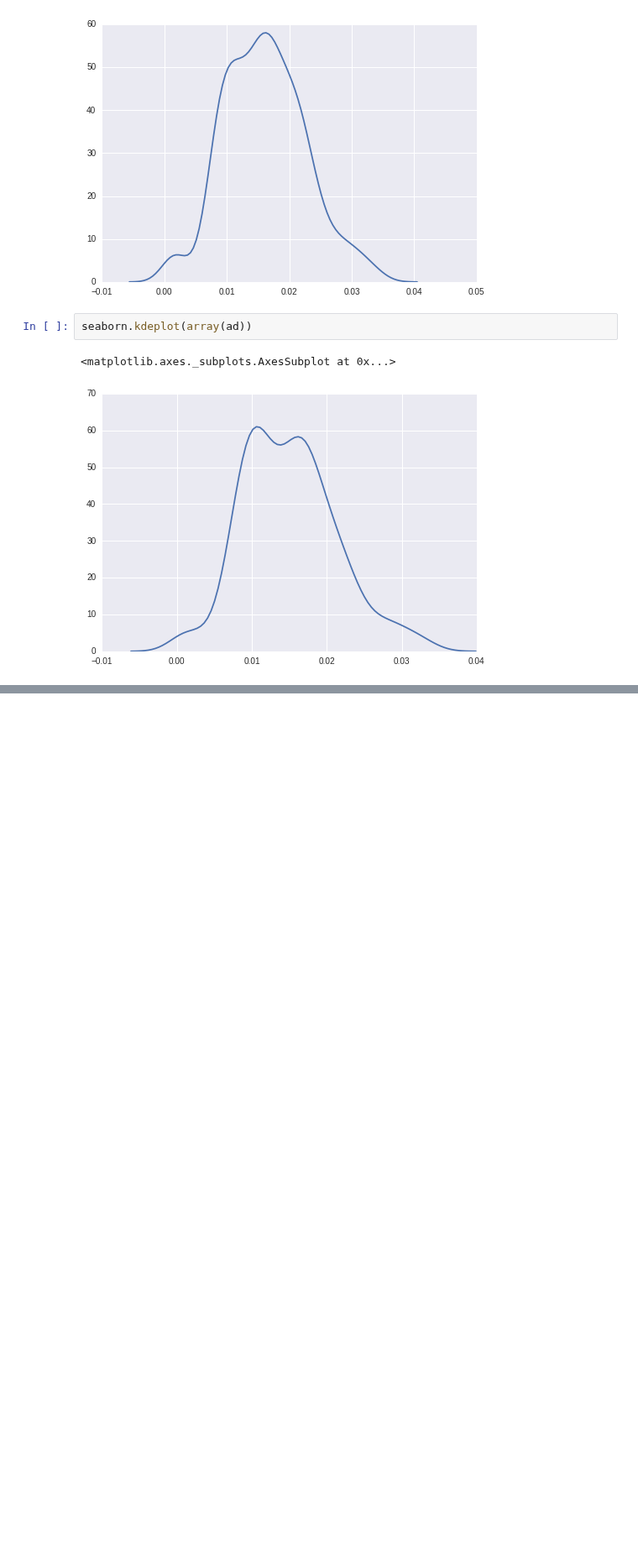
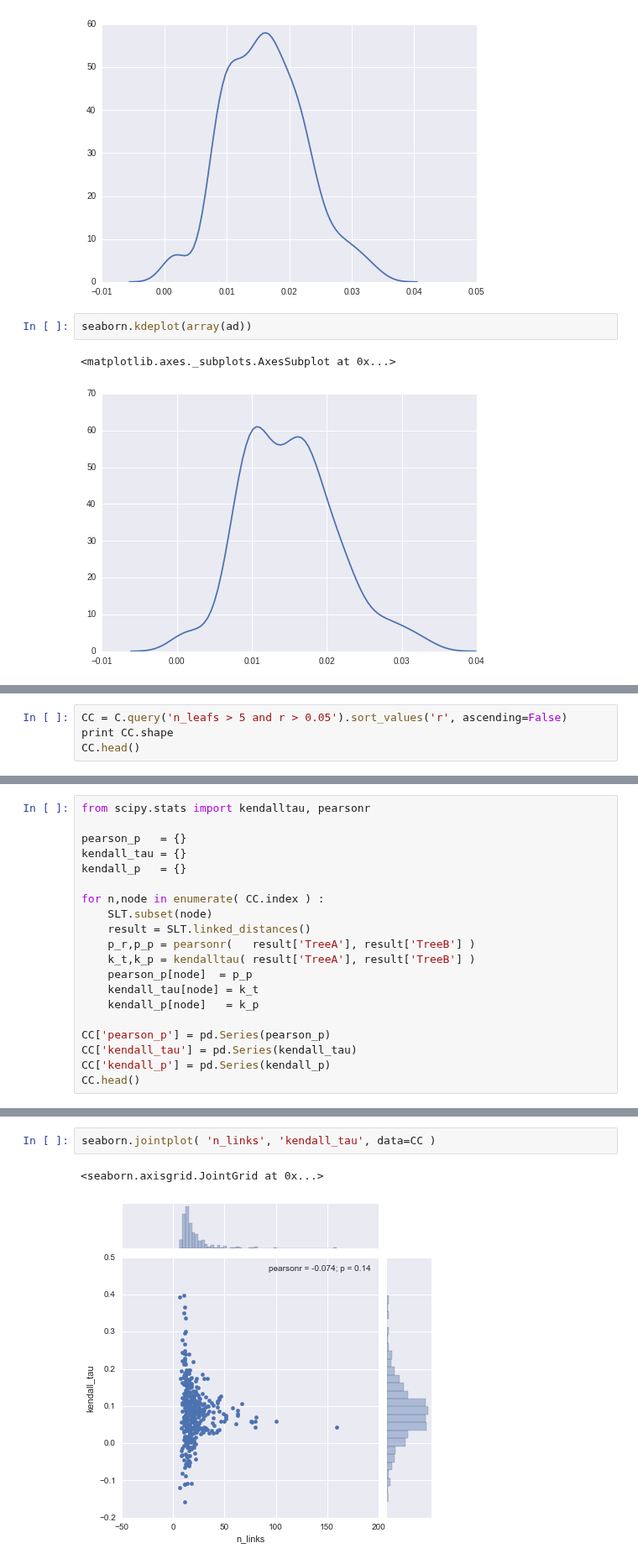
Before and after one commit to ryneches/SuchTree, a Jupyter notebook: example_2.ipynb, the cells around one changed output, grey strips where cells are left out. Shown at 84% size. Cells and saved outputs as stored; diff of their text form; blank space fills up the shorter version.

Commit message:
cleanup of notebook for SuchLinkedTrees + p tests

```diff
--- a/example_2.ipynb
+++ b/example_2.ipynb
@@ -168,0 +170,4 @@ seaborn.kdeplot(array(ad))
+# %%
+CC = C.query('n_leafs > 5 and r > 0.05').sort_values('r', ascending=False)
+print CC.shape
+CC.head()
@@ -168,0 +182,20 @@ seaborn.kdeplot(array(ad))
+# %%
+from scipy.stats import kendalltau, pearsonr
+
+pearson_p   = {}
+kendall_tau = {}
+kendall_p   = {}
+
+for n,node in enumerate( CC.index ) :
+    SLT.subset(node)
+    result = SLT.linked_distances()
+    p_r,p_p = pearsonr(   result['TreeA'], result['TreeB'] )
+    k_t,k_p = kendalltau( result['TreeA'], result['TreeB'] )
+    pearson_p[node]  = p_p
+    kendall_tau[node] = k_t
+    kendall_p[node]   = k_p
+
+CC['pearson_p'] = pd.Series(pearson_p)
+CC['kendall_tau'] = pd.Series(kendall_tau)
+CC['kendall_p'] = pd.Series(kendall_p)
+CC.head()
@@ -168,0 +209,5 @@ seaborn.kdeplot(array(ad))
+# %%
+seaborn.jointplot( 'n_links', 'kendall_tau', data=CC )
+# %% [output]
+<seaborn.axisgrid.JointGrid at 0x...>
+[figure, added]
```
Also changed, not shown: parts of 14 cells of this notebook.
